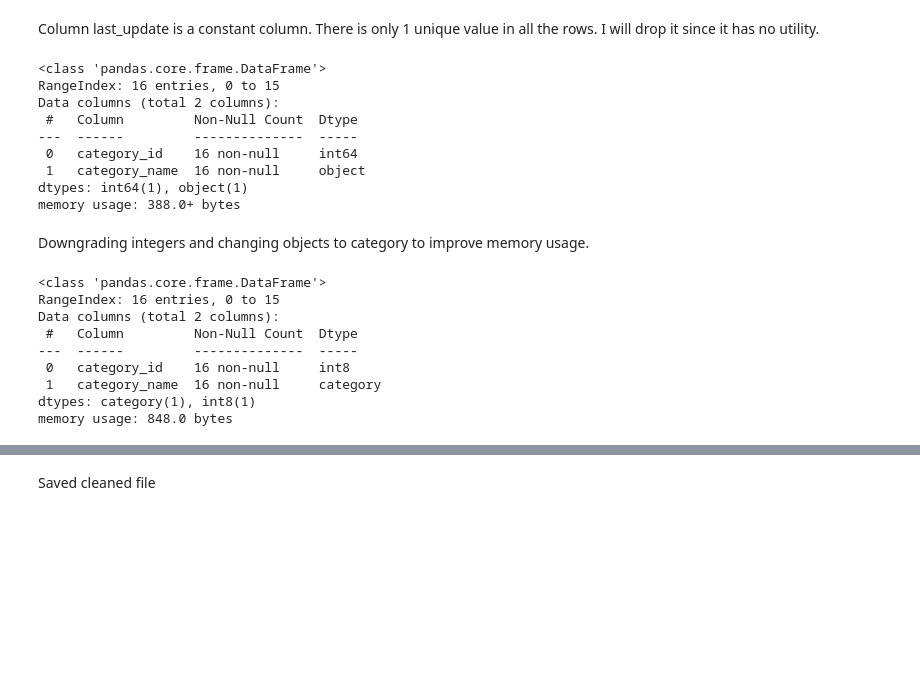
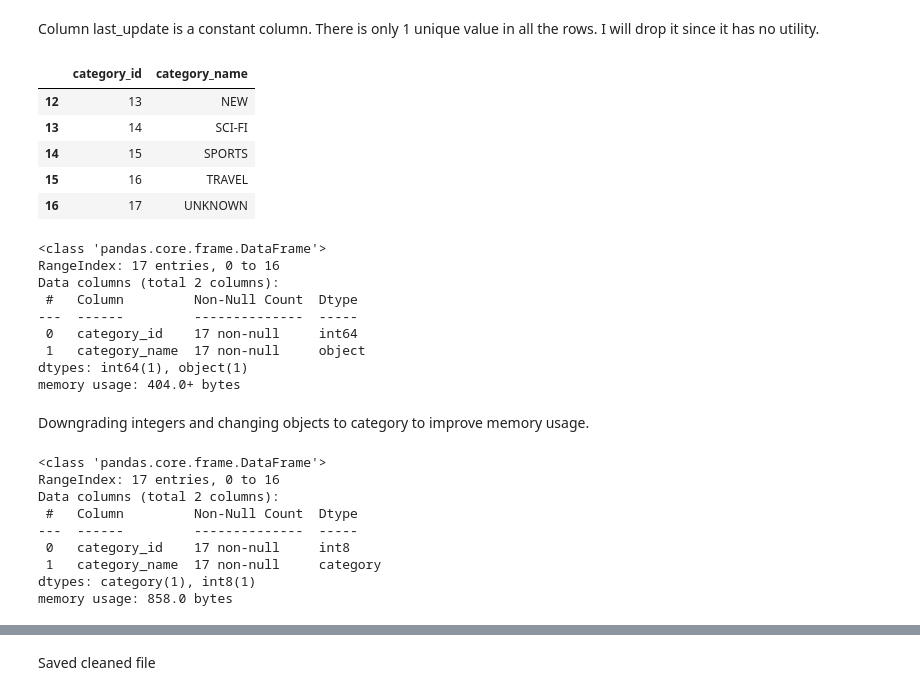
Before and after one commit to Ankourii/Building-mySQL-Data-base, a Jupyter notebook: notebooks/Cleaning category file.ipynb, the cells around one changed output, grey strips where cells are left out. Saved outputs shown, nothing was run; the diff lists cells and outputs as text; code cells hidden in the pictures; blank space fills up the shorter version.

```diff
--- a/notebooks/Cleaning category file.ipynb
+++ b/notebooks/Cleaning category file.ipynb
@@ -89,18 +89,30 @@ array(['2006-02-15 04:46:27'], dtype=object)
 Column last_update is a constant column. There is only 1 unique value in all the rows. I will drop it since it has no utility.
 # %%
 categories.drop(columns=["last_update"], inplace=True)
+# %%
+new_row = {'category_id': 17, 'category_name': 'UNKNOWN'}
+categories = categories.append(new_row, ignore_index=True)
+# %%
+categories.tail()
+# %% [output]
+|  | category_id | category_name |
+| 12 | 13 | NEW |
+| 13 | 14 | SCI-FI |
+| 14 | 15 | SPORTS |
+| 15 | 16 | TRAVEL |
+| 16 | 17 | UNKNOWN |
 # %%
 categories.info()
 # %% [output]
 <class 'pandas.core.frame.DataFrame'>
-RangeIndex: 16 entries, 0 to 15
+RangeIndex: 17 entries, 0 to 16
 Data columns (total 2 columns):
  #   Column         Non-Null Count  Dtype
 ---  ------         --------------  -----
- 0   category_id    16 non-null     int64
- 1   category_name  16 non-null     object
+ 0   category_id    17 non-null     int64
+ 1   category_name  17 non-null     object
 dtypes: int64(1), object(1)
-memory usage: 388.0+ bytes
+memory usage: 404.0+ bytes
 # %%
 for c in categories.select_dtypes(include="integer"):
 
@@ -115,14 +127,14 @@ Downgrading integers and changing objects to category to improve memory usage.
 categories.info()
 # %% [output]
 <class 'pandas.core.frame.DataFrame'>
-RangeIndex: 16 entries, 0 to 15
+RangeIndex: 17 entries, 0 to 16
 Data columns (total 2 columns):
  #   Column         Non-Null Count  Dtype
 ---  ------         --------------  -----
- 0   category_id    16 non-null     int8
- 1   category_name  16 non-null     category
+ 0   category_id    17 non-null     int8
+ 1   category_name  17 non-null     category
 dtypes: category(1), int8(1)
-memory usage: 848.0 bytes
+memory usage: 858.0 bytes
 # %%
 print("the original shape was:", categories_ori.shape, "the shape now is:" , categories.shape)
 # %% [output]
```
Also changed, not shown: parts of 1 cell of this notebook, 7 other files.
